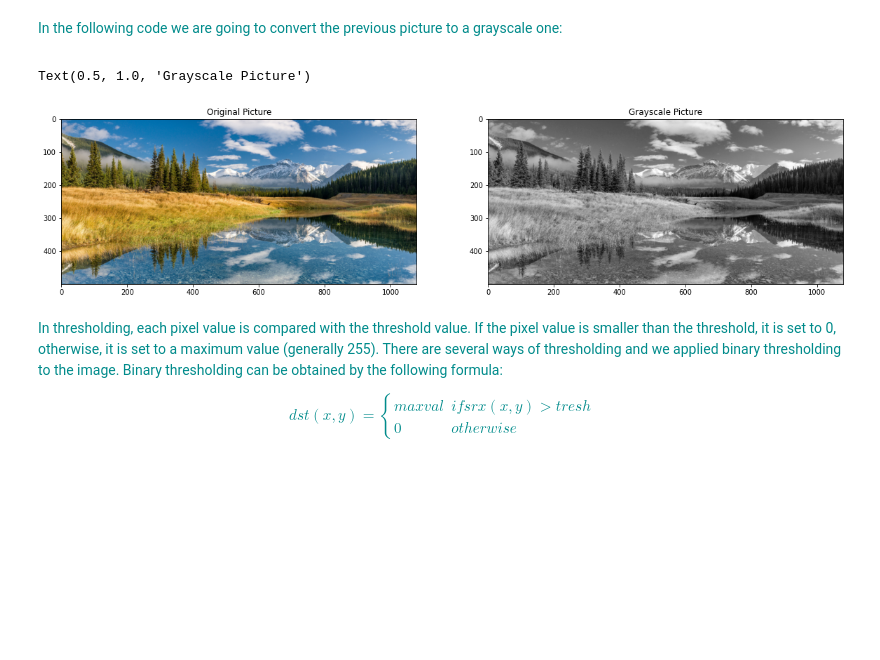
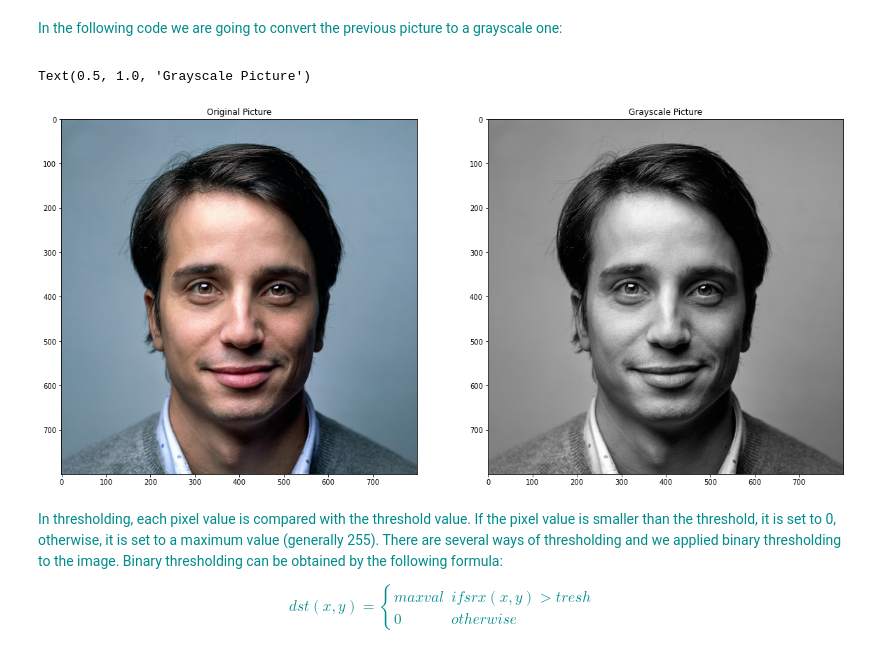
Before and after one commit to elyarzv/IP-Assig1, a Jupyter notebook: Untitled.ipynb, the cells around one changed output. Saved outputs shown, nothing was run; the diff lists cells and outputs as text; code cells hidden in the pictures; blank space fills up the shorter version.

```diff
--- a/Untitled.ipynb
+++ b/Untitled.ipynb
@@ -75,28 +75,27 @@ In the following code we are going to convert the previous picture to a grayscal
 # %%
 import cv2
 import matplotlib.pyplot as plt
 
 # Load the image
-image = cv2.imread("img.png")
+image = cv2.imread("img.jpg")
 img = cv2.cvtColor(image, cv2.COLOR_BGR2RGB)
-
 
 # Convert the image to grayscale
 img_gray = cv2.cvtColor(image, cv2.COLOR_BGR2GRAY)
 
 # Show the image
-f = plt.figure(figsize = (20,20))
+f = plt.figure(figsize = (16,16))
 
 f.add_subplot(1,2,1)
 plt.imshow(cv2.cvtColor(image, cv2.COLOR_BGR2RGB))
 plt.title("Original Picture")
 
 f.add_subplot(1,2,2)
 plt.imshow(img_gray, cmap="gray", vmin=0, vmax=255)
 plt.title("Grayscale Picture")
 # %% [output]
 Text(0.5, 1.0, 'Grayscale Picture')
-[figure, old version]
+[figure, new version]
 # %% [markdown]
 <span style="color:DarkCyan">
 
```
Also changed, not shown: parts of 3 cells of this notebook, 1 other file.
